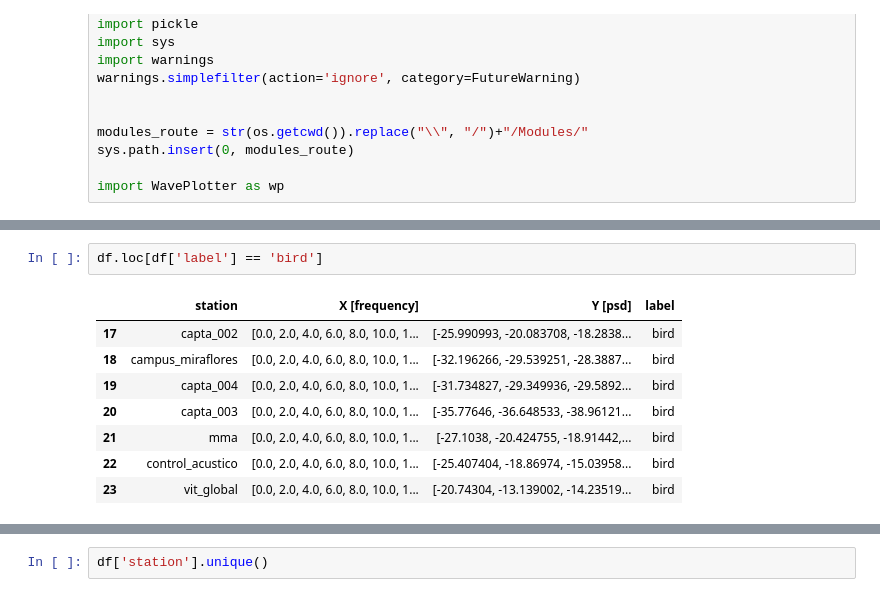
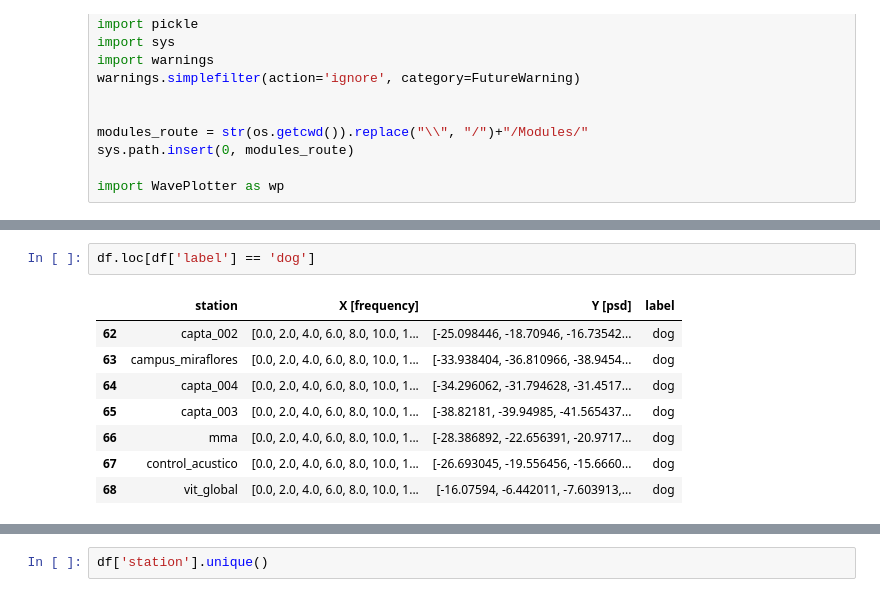
Before and after one commit to JoaquinRMorales/fusa_noise, a Jupyter notebook: Experiments.ipynb, the cells around one changed output, grey strips where cells are left out. Saved outputs shown, nothing was run; the diff lists cells and outputs as text.

```diff
--- a/Experiments.ipynb
+++ b/Experiments.ipynb
@@ -75,14 +79,14 @@ df
 # %%
-df.loc[df['label'] == 'bird']
+df.loc[df['label'] == 'dog']
 # %% [output]
 |  | station | X [frequency] | Y [psd] | label |
-| 17 | capta_002 | [0.0, 2.0, 4.0, 6.0, 8.0, 10.0, 1... | [-25.990993, -20.083708, -18.2838... | bird |
-| 18 | campus_miraflores | [0.0, 2.0, 4.0, 6.0, 8.0, 10.0, 1... | [-32.196266, -29.539251, -28.3887... | bird |
-| 19 | capta_004 | [0.0, 2.0, 4.0, 6.0, 8.0, 10.0, 1... | [-31.734827, -29.349936, -29.5892... | bird |
-| 20 | capta_003 | [0.0, 2.0, 4.0, 6.0, 8.0, 10.0, 1... | [-35.77646, -36.648533, -38.96121... | bird |
-| 21 | mma | [0.0, 2.0, 4.0, 6.0, 8.0, 10.0, 1... | [-27.1038, -20.424755, -18.91442,... | bird |
-| 22 | control_acustico | [0.0, 2.0, 4.0, 6.0, 8.0, 10.0, 1... | [-25.407404, -18.86974, -15.03958... | bird |
-| 23 | vit_global | [0.0, 2.0, 4.0, 6.0, 8.0, 10.0, 1... | [-20.74304, -13.139002, -14.23519... | bird |
+| 62 | capta_002 | [0.0, 2.0, 4.0, 6.0, 8.0, 10.0, 1... | [-25.098446, -18.70946, -16.73542... | dog |
+| 63 | campus_miraflores | [0.0, 2.0, 4.0, 6.0, 8.0, 10.0, 1... | [-33.938404, -36.810966, -38.9454... | dog |
+| 64 | capta_004 | [0.0, 2.0, 4.0, 6.0, 8.0, 10.0, 1... | [-34.296062, -31.794628, -31.4517... | dog |
+| 65 | capta_003 | [0.0, 2.0, 4.0, 6.0, 8.0, 10.0, 1... | [-38.82181, -39.94985, -41.565437... | dog |
+| 66 | mma | [0.0, 2.0, 4.0, 6.0, 8.0, 10.0, 1... | [-28.386892, -22.656391, -20.9717... | dog |
+| 67 | control_acustico | [0.0, 2.0, 4.0, 6.0, 8.0, 10.0, 1... | [-26.693045, -19.556456, -15.6660... | dog |
+| 68 | vit_global | [0.0, 2.0, 4.0, 6.0, 8.0, 10.0, 1... | [-16.07594, -6.442011, -7.603913,... | dog |
 # %%
 df['label'].unique()
 # %% [output]
```
Also changed, not shown: parts of 20 cells of this notebook, 3 other files.
